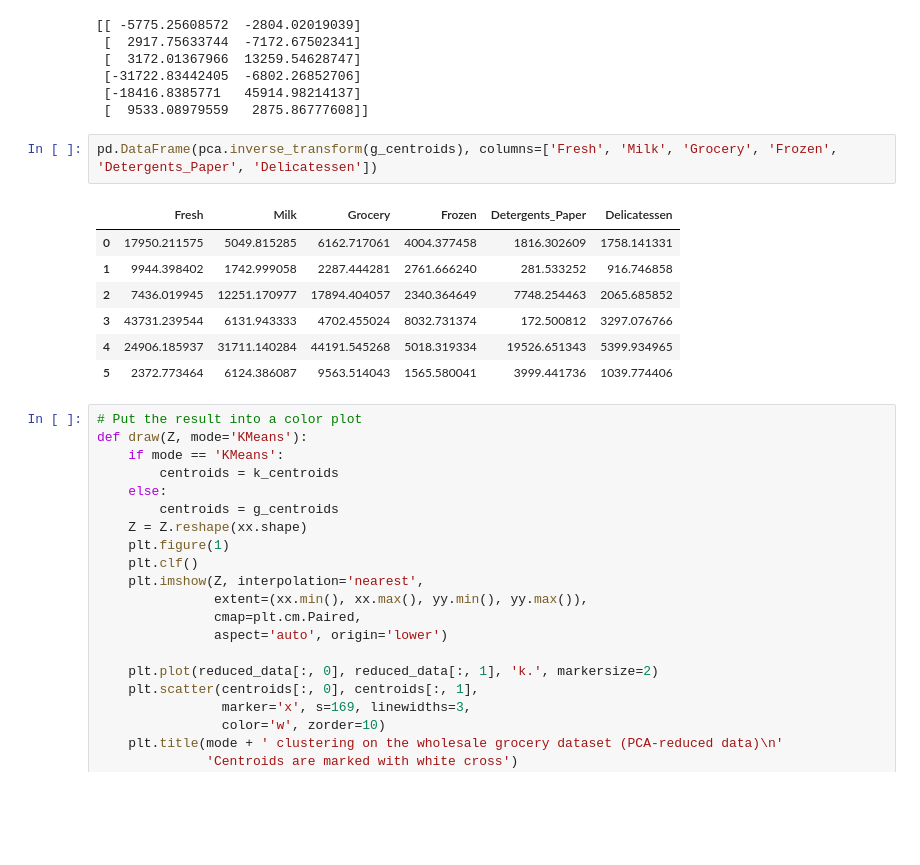
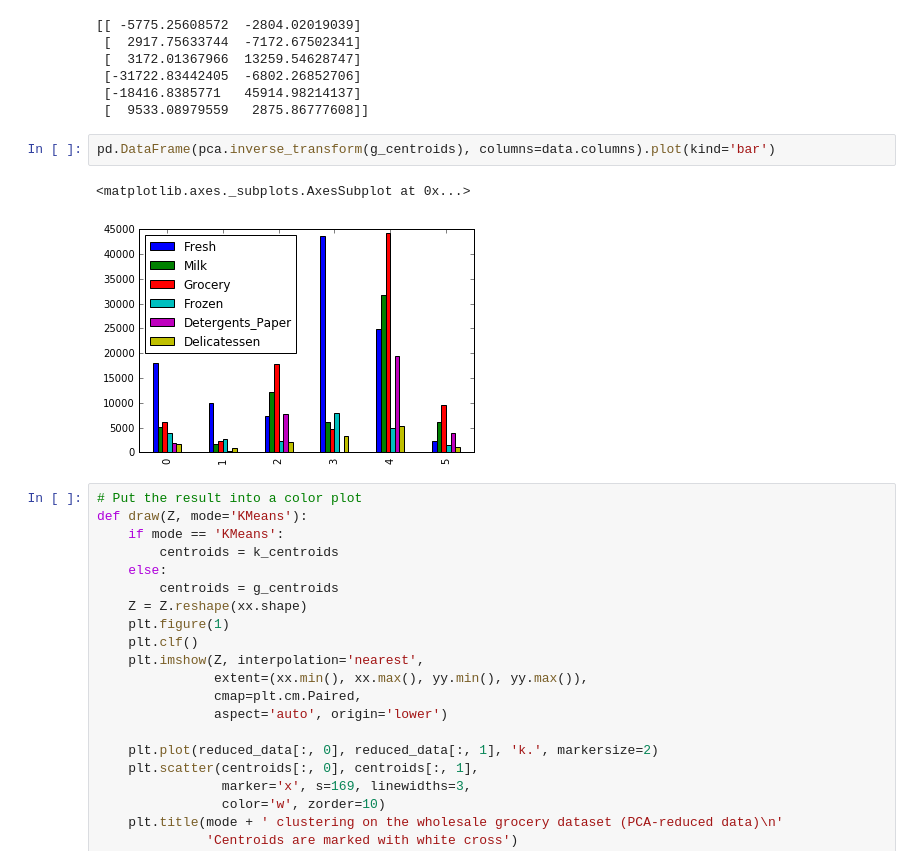
Before and after one commit to uncletomiwa/Customer-Segments, a Jupyter notebook: customer_segments.ipynb, the cells around one changed output. Drawn from its saved outputs; the diff is of its cells as text; blank space fills up the shorter version.

Commit message:
Improvement: Interpret PCA and ICA results
Interpret the results from PCA and ICA  using graphs and the input from my reviewer

Resolves
Review #3

```diff
--- a/customer_segments.ipynb
+++ b/customer_segments.ipynb
@@ -220,15 +220,10 @@ print g_centroids
  [-18416.8385771   45914.98214137]
  [  9533.08979559   2875.86777608]]
 # %%
-pd.DataFrame(pca.inverse_transform(g_centroids), columns=['Fresh', 'Milk', 'Grocery', 'Frozen', 'Detergents_Paper', 'Delicatessen'])
+pd.DataFrame(pca.inverse_transform(g_centroids), columns=data.columns).plot(kind='bar')
 # %% [output]
-|  | Fresh | Milk | Grocery | Frozen | Detergents_Paper | Delicatessen |
-| 0 | 17950.211575 | 5049.815285 | 6162.717061 | 4004.377458 | 1816.302609 | 1758.141331 |
-| 1 | 9944.398402 | 1742.999058 | 2287.444281 | 2761.666240 | 281.533252 | 916.746858 |
-| 2 | 7436.019945 | 12251.170977 | 17894.404057 | 2340.364649 | 7748.254463 | 2065.685852 |
-| 3 | 43731.239544 | 6131.943333 | 4702.455024 | 8032.731374 | 172.500812 | 3297.076766 |
-| 4 | 24906.185937 | 31711.140284 | 44191.545268 | 5018.319334 | 19526.651343 | 5399.934965 |
-| 5 | 2372.773464 | 6124.386087 | 9563.514043 | 1565.580041 | 3999.441736 | 1039.774406 |
+<matplotlib.axes._subplots.AxesSubplot at 0x...>
+[figure, added]
 # %%
 # Put the result into a color plot
 def draw(Z, mode='KMeans'):
```
Also changed, not shown: parts of 5 cells of this notebook, 1 other file.
